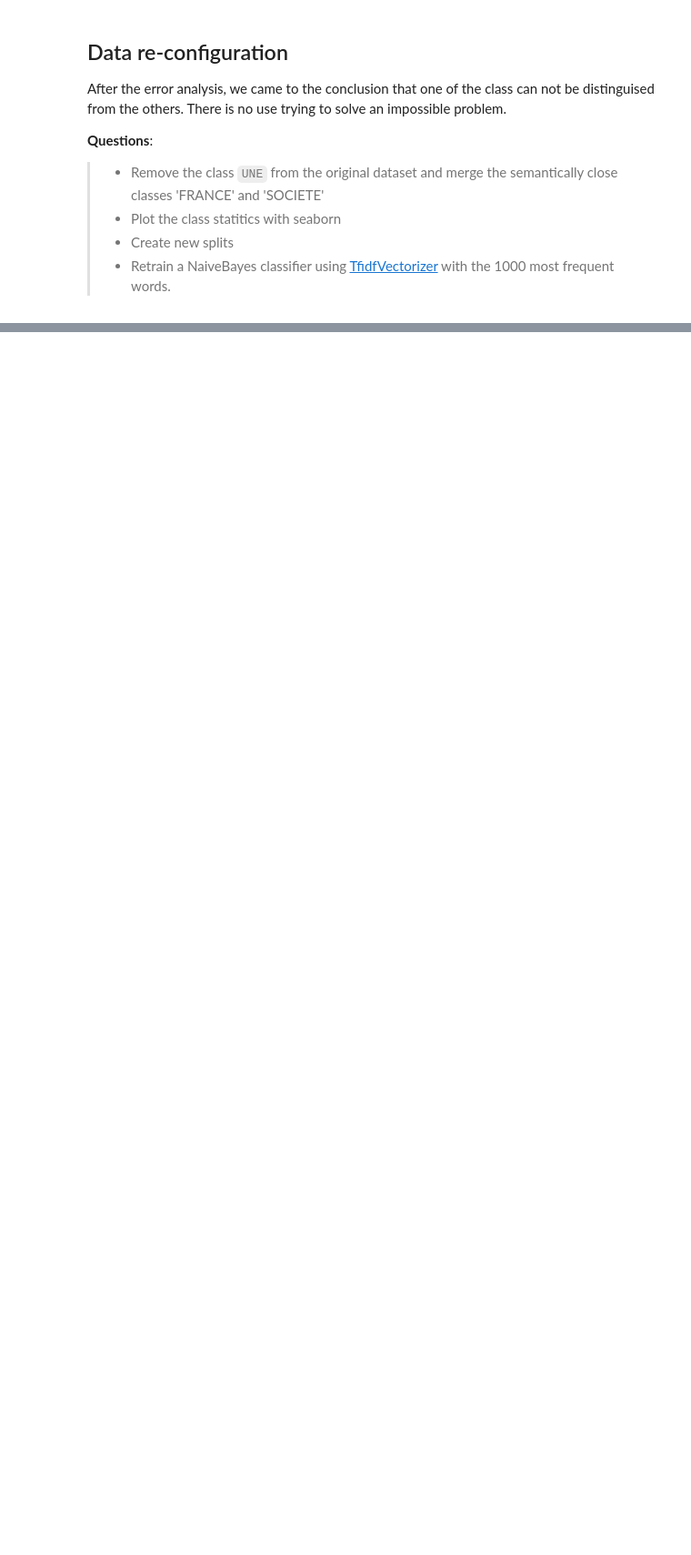
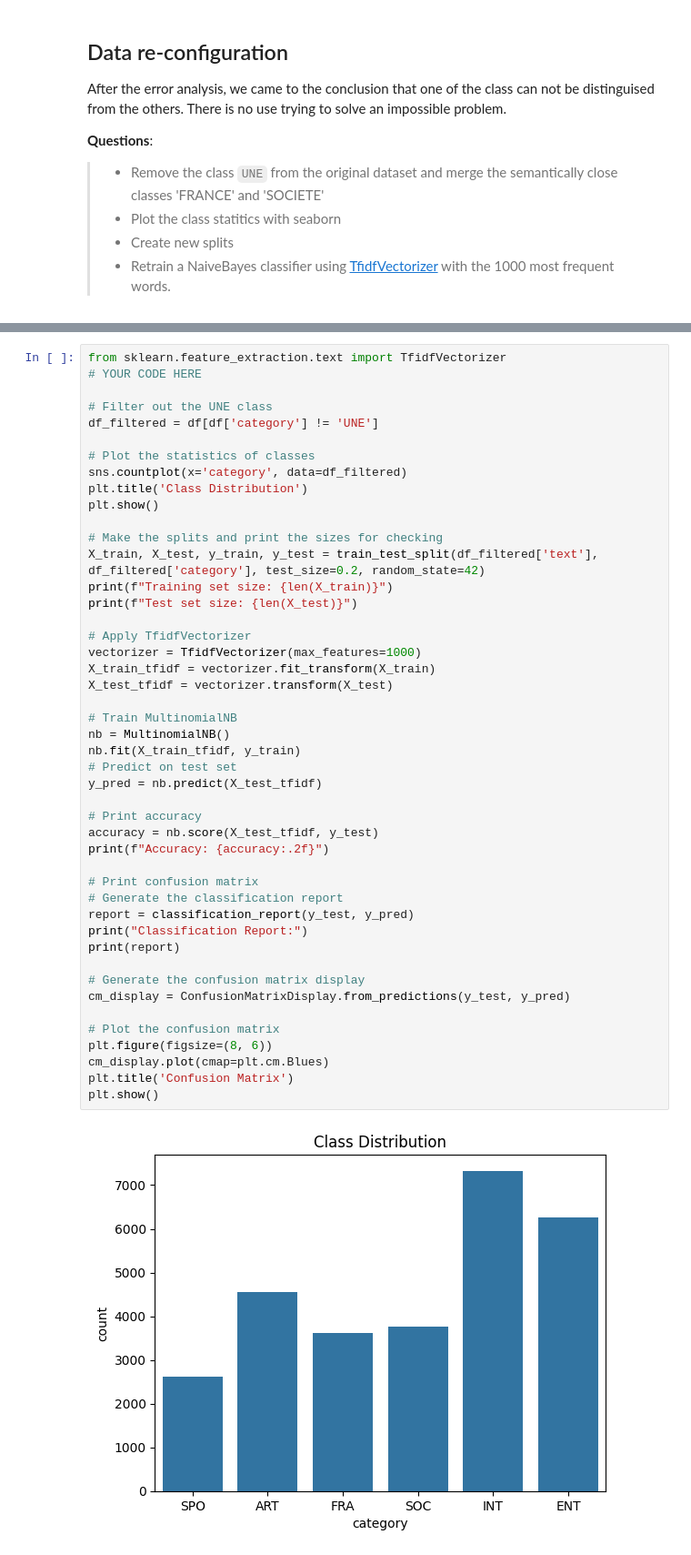
Before and after one commit to Suzie14/nlp-lab-text-classification, a Jupyter notebook: TextClassification_LeMonde.ipynb, the cells around one changed output, grey strips where cells are left out. Shown at 91% size. Cells and saved outputs as stored; diff of their text form; blank space fills up the shorter version.

```diff
--- a/TextClassification_LeMonde.ipynb
+++ b/TextClassification_LeMonde.ipynb
@@ -314,0 +346,48 @@ from sklearn.feature_extraction.text import TfidfVectorizer
+# %%
+from sklearn.feature_extraction.text import TfidfVectorizer
+# YOUR CODE HERE
+
+# Filter out the UNE class
+df_filtered = df[df['category'] != 'UNE']
+
+# Plot the statistics of classes
+sns.countplot(x='category', data=df_filtered)
+plt.title('Class Distribution')
+plt.show()
+
+# Make the splits and print the sizes for checking
+X_train, X_test, y_train, y_test = train_test_split(df_filtered['text'], df_filtered['category'], test_size=0.2, random_state=42)
+print(f"Training set size: {len(X_train)}")
+print(f"Test set size: {len(X_test)}")
+
+# Apply TfidfVectorizer
+vectorizer = TfidfVectorizer(max_features=1000)
+X_train_tfidf = vectorizer.fit_transform(X_train)
+X_test_tfidf = vectorizer.transform(X_test)
+
+# Train MultinomialNB
+nb = MultinomialNB()
+nb.fit(X_train_tfidf, y_train)
+# Predict on test set
+y_pred = nb.predict(X_test_tfidf)
+
+# Print accuracy
+accuracy = nb.score(X_test_tfidf, y_test)
+print(f"Accuracy: {accuracy:.2f}")
+
+# Print confusion matrix
+# Generate the classification report
+report = classification_report(y_test, y_pred)
+print("Classification Report:")
+print(report)
+
+# Generate the confusion matrix display
+cm_display = ConfusionMatrixDisplay.from_predictions(y_test, y_pred)
+
+# Plot the confusion matrix
+plt.figure(figsize=(8, 6))
+cm_display.plot(cmap=plt.cm.Blues)
+plt.title('Confusion Matrix')
+plt.show()
+# %% [output]
+[figure, added]
```
Also changed, not shown: parts of 8 cells of this notebook.
